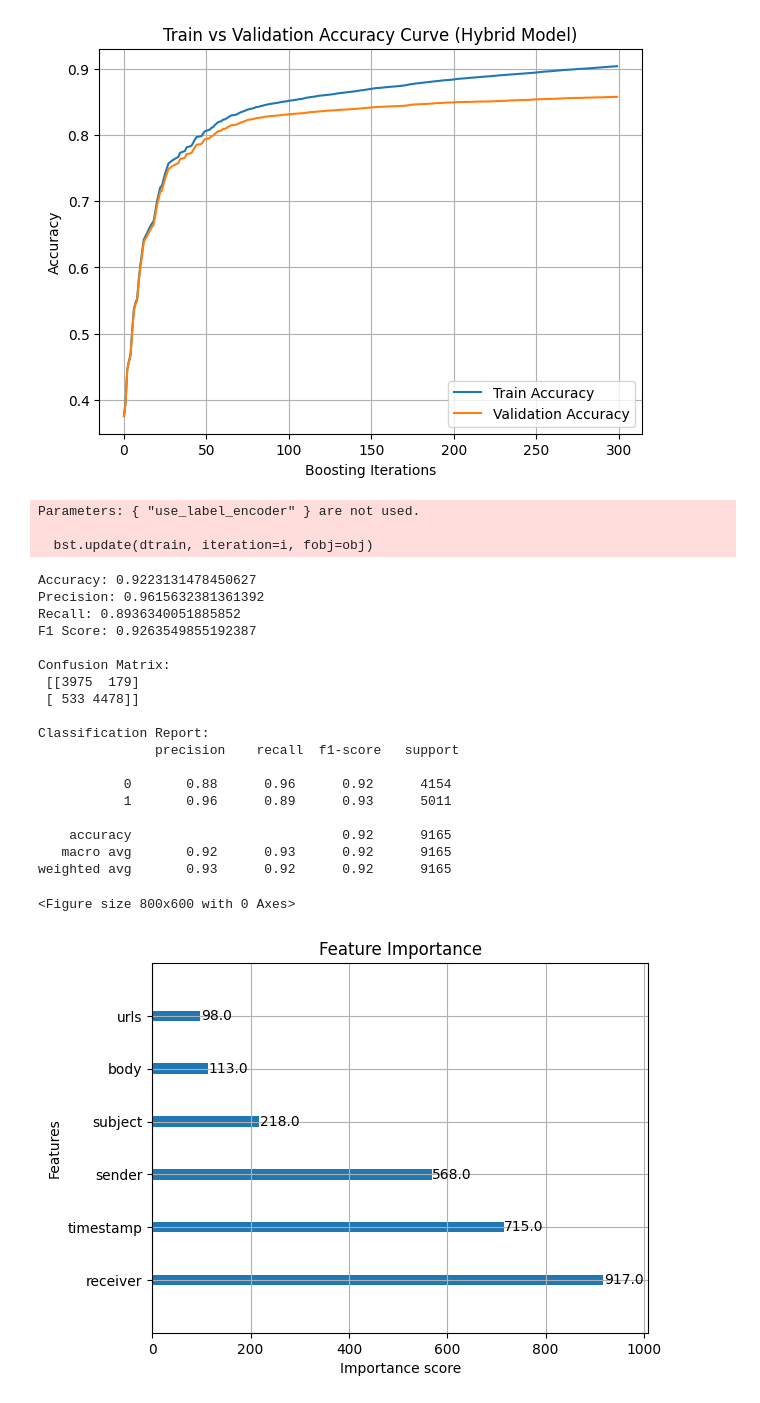
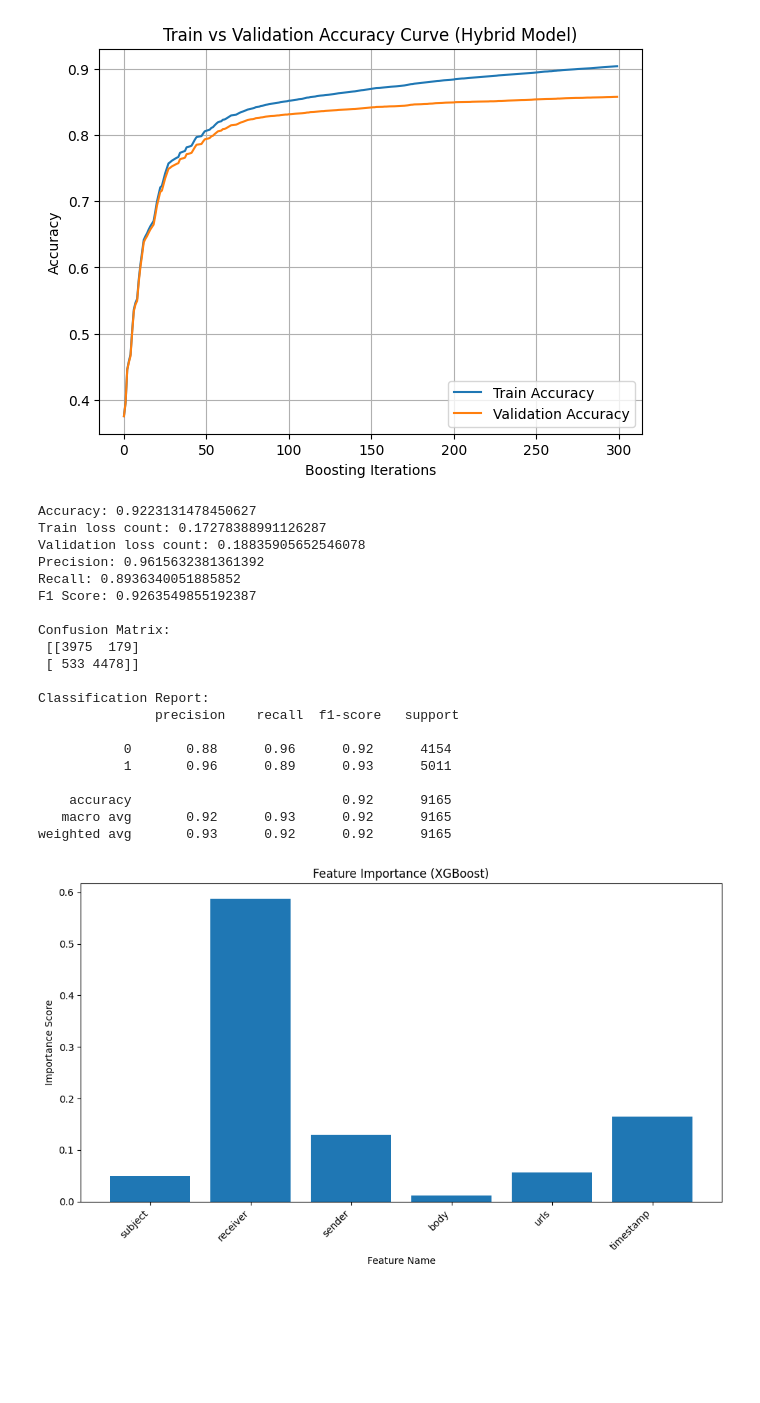
Before and after one commit to surya211099/DetectingPhishingEmail, a Jupyter notebook: DetectPhishingMail.ipynb, the cells around one changed output. Drawn from its saved outputs; the diff is of its cells as text; code cells hidden in the pictures; blank space fills up the shorter version.

```diff
--- a/DetectPhishingMail.ipynb
+++ b/DetectPhishingMail.ipynb
@@ -895,58 +895,77 @@ X_train, X_test, y_train, y_test = train_test_split(
 xgb = XGBClassifier(
     n_estimators=100,
     max_depth=5,
     learning_rate=0.1,
-    use_label_encoder=False,
     eval_metric="logloss",
     random_state=42
 )
 
 # Train the model
-xgb.fit(X_train, y_train)
+xgb.fit(
+    X_train,
+    y_train,
+    eval_set=[(X_train, y_train), (X_test, y_test)],
+    verbose=False
+)
+
+results = xgb.evals_result()
 
 # Predict
 y_pred = xgb.predict(X_test)
 
 # Metrics
 accuracy = accuracy_score(y_test, y_pred)
 precision = precision_score(y_test, y_pred)
 recall = recall_score(y_test, y_pred)
 f1 = f1_score(y_test, y_pred)
+train_loss = results["validation_0"]["logloss"][-1]
+val_loss = results["validation_1"]["logloss"][-1]
 
 print("Accuracy:", accuracy)
+print("Train loss count:", train_loss)
+print("Validation loss count:", val_loss)
 print("Precision:", precision)
 print("Recall:", recall)
 print("F1 Score:", f1)
 print("\nConfusion Matrix:\n", confusion_matrix(y_test, y_pred))
 print("\nClassification Report:\n", classification_report(y_test, y_pred))
 
 # Feature Importance
-plt.figure(figsize=(8,6))
-plot_importance(xgb, importance_type='weight', max_num_features=6)
-plt.title("Feature Importance")
-plt.gca().invert_yaxis()  # swap X and Y axis
+importances = xgb.feature_importances_
+feature_names = X.columns
+
+# Create DataFrame
+importance_df = pd.DataFrame({
+    "Feature": feature_names,
+    "Importance": importances
+})
+plt.figure(figsize=(10,6))
+plt.bar(importance_df["Feature"], importance_df["Importance"])
+plt.xlabel("Feature Name")
+plt.ylabel("Importance Score")
+plt.title("Feature Importance (XGBoost)")
+plt.xticks(rotation=45, ha="right")
+plt.tight_layout()
 plt.show()
 # %% [output]
-Parameters: { "use_label_encoder" } are not used.
+Accuracy: 0.9223131478450627
+Train loss count: 0.17278388991126287
+Validation loss count: 0.18835905652546078
+Precision: 0.9615632381361392
+Recall: 0.8936340051885852
+F1 Score: 0.9263549855192387
 
-  bst.update(dtrain, iteration=i, fobj=obj)
+Confusion Matrix:
+ [[3975  179]
+ [ 533 4478]]
+
+Classification Report:
+               precision    recall  f1-score   support
+
+           0       0.88      0.96      0.92      4154
+           1       0.96      0.89      0.93      5011
+
+    accuracy                           0.92      9165
+   macro avg       0.92      0.93      0.92      9165
+weighted avg       0.93      0.92      0.92      9165
-Accuracy: 0.9223131478450627
-Precision: 0.9615632381361392
-Recall: 0.8936340051885852
-F1 Score: 0.9263549855192387
-
-Confusion Matrix:
- [[3975  179]
- [ 533 4478]]
-
-Classification Report:
-               precision    recall  f1-score   support
-
-           0       0.88      0.96      0.92      4154
-           1       0.96      0.89      0.93      5011
-
-    accuracy                           0.92      9165
-   macro avg       0.92      0.93      0.92      9165
-weighted avg       0.93      0.92      0.92      9165
-<Figure size 800x600 with 0 Axes>
-[figure, old version]
+[figure, new version]
```
Also changed, not shown: parts of 4 cells of this notebook.
